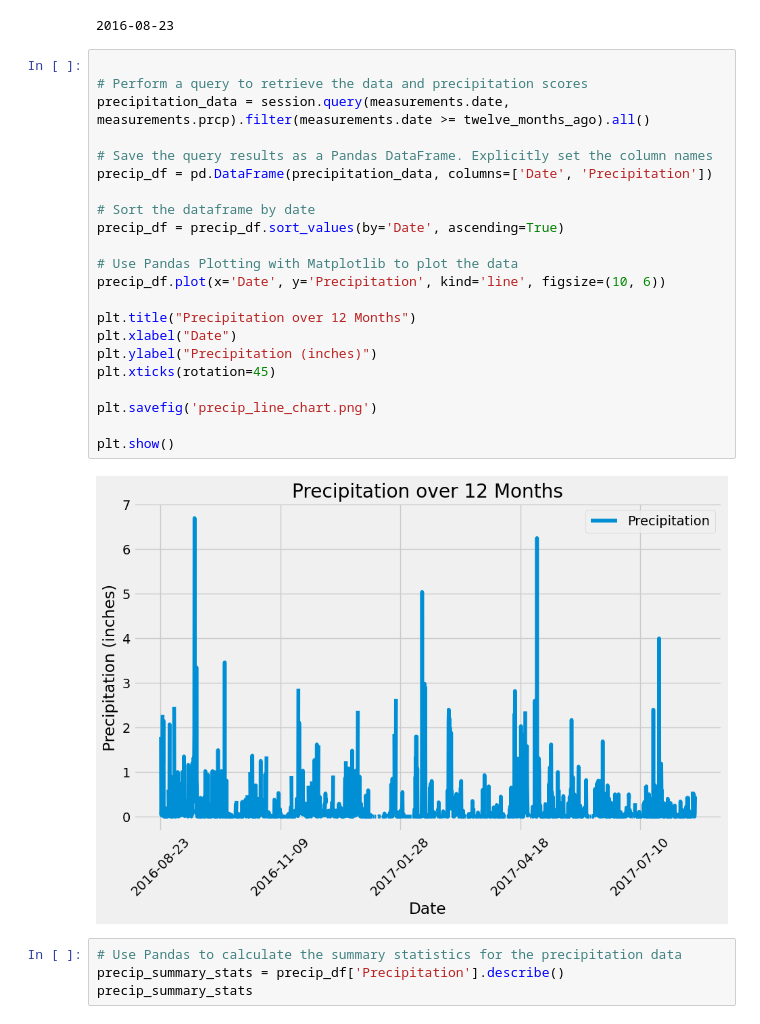
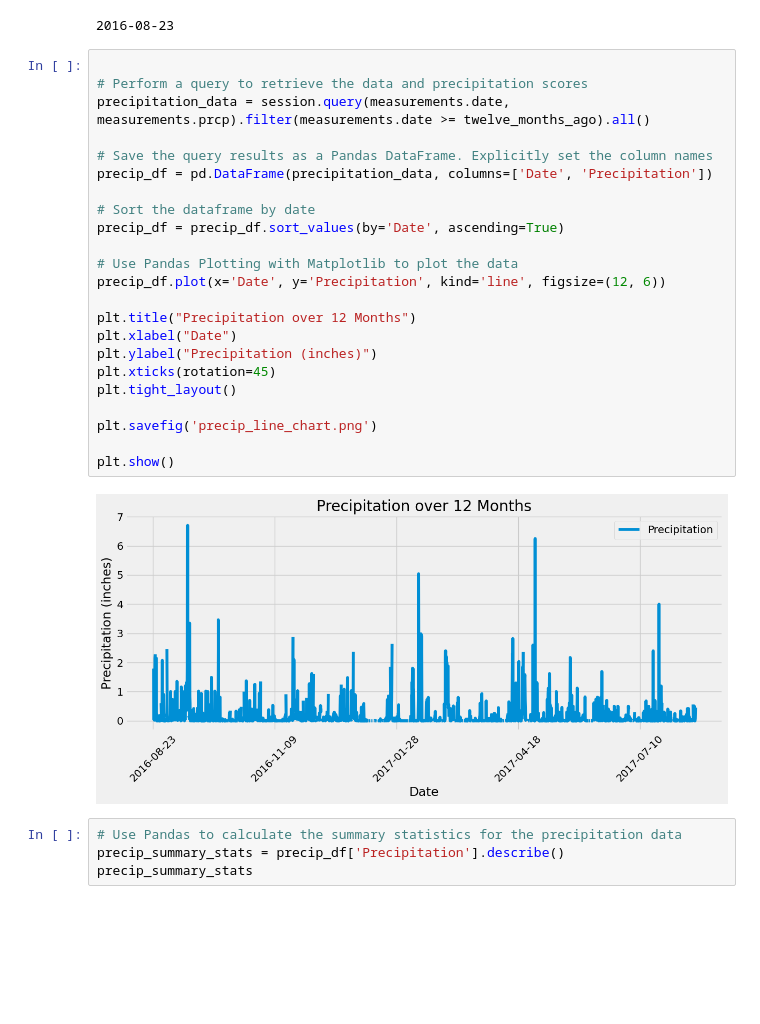
Before and after one commit to Angelinamurdock/sqlalchemy-challenge, a Jupyter notebook: SurfsUp/climate_final.ipynb, the cells around one changed output. Cells and saved outputs as stored; diff of their text form; blank space fills up the shorter version.

```diff
--- a/SurfsUp/climate_final.ipynb
+++ b/SurfsUp/climate_final.ipynb
@@ -62,27 +62,28 @@ print(twelve_months_ago)
 # %%
 
 # Perform a query to retrieve the data and precipitation scores
 precipitation_data = session.query(measurements.date, measurements.prcp).filter(measurements.date >= twelve_months_ago).all()
 
 # Save the query results as a Pandas DataFrame. Explicitly set the column names
 precip_df = pd.DataFrame(precipitation_data, columns=['Date', 'Precipitation'])
 
 # Sort the dataframe by date
 precip_df = precip_df.sort_values(by='Date', ascending=True)
 
 # Use Pandas Plotting with Matplotlib to plot the data
-precip_df.plot(x='Date', y='Precipitation', kind='line', figsize=(10, 6))
+precip_df.plot(x='Date', y='Precipitation', kind='line', figsize=(12, 6))
 
 plt.title("Precipitation over 12 Months")
 plt.xlabel("Date")
 plt.ylabel("Precipitation (inches)")
 plt.xticks(rotation=45)
+plt.tight_layout()
 
 plt.savefig('precip_line_chart.png')
 
 plt.show()
 # %% [output]
-[figure, old version]
+[figure, new version]
 # %%
 # Use Pandas to calculate the summary statistics for the precipitation data
 precip_summary_stats = precip_df['Precipitation'].describe()
```
Also changed, not shown: parts of 3 cells of this notebook, 4 other files.
